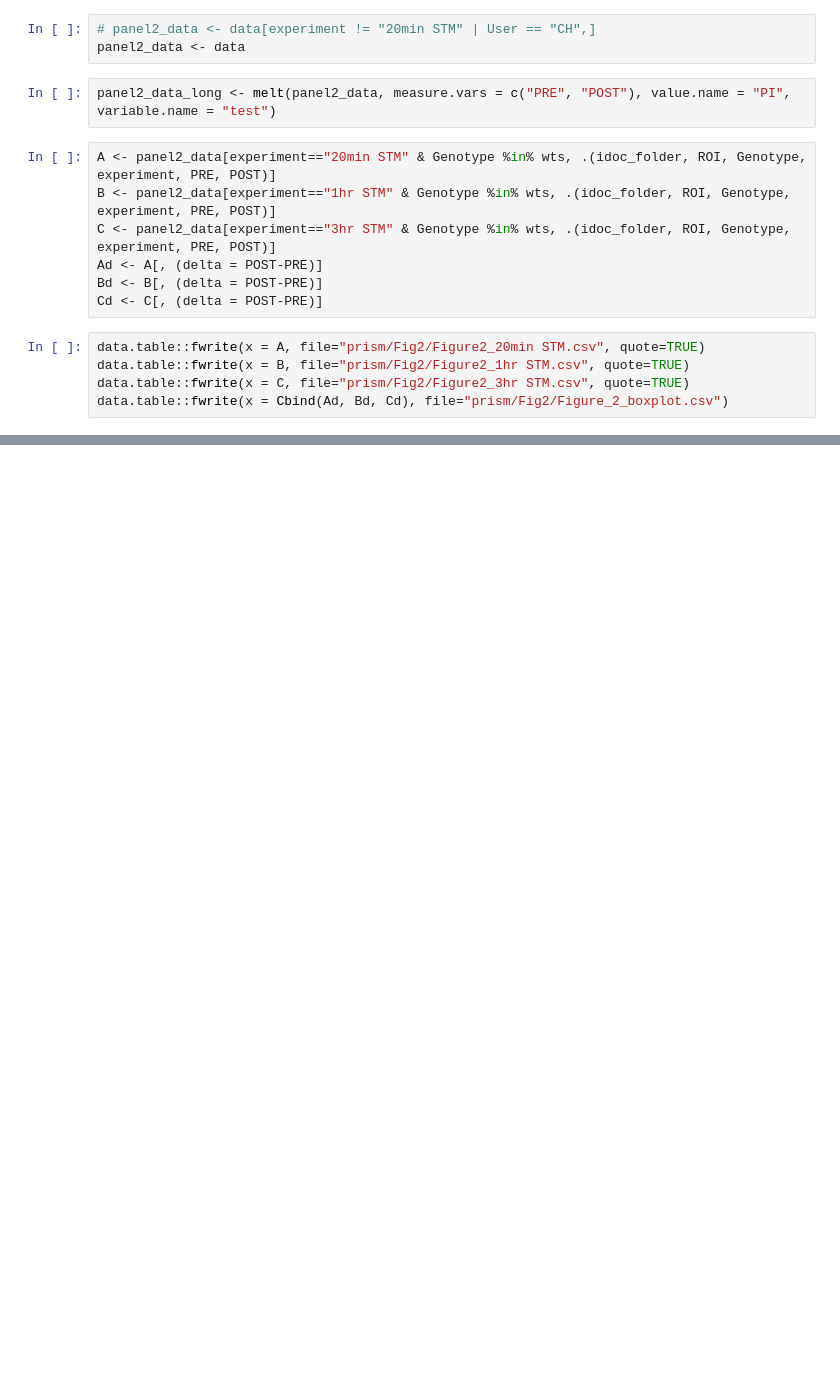
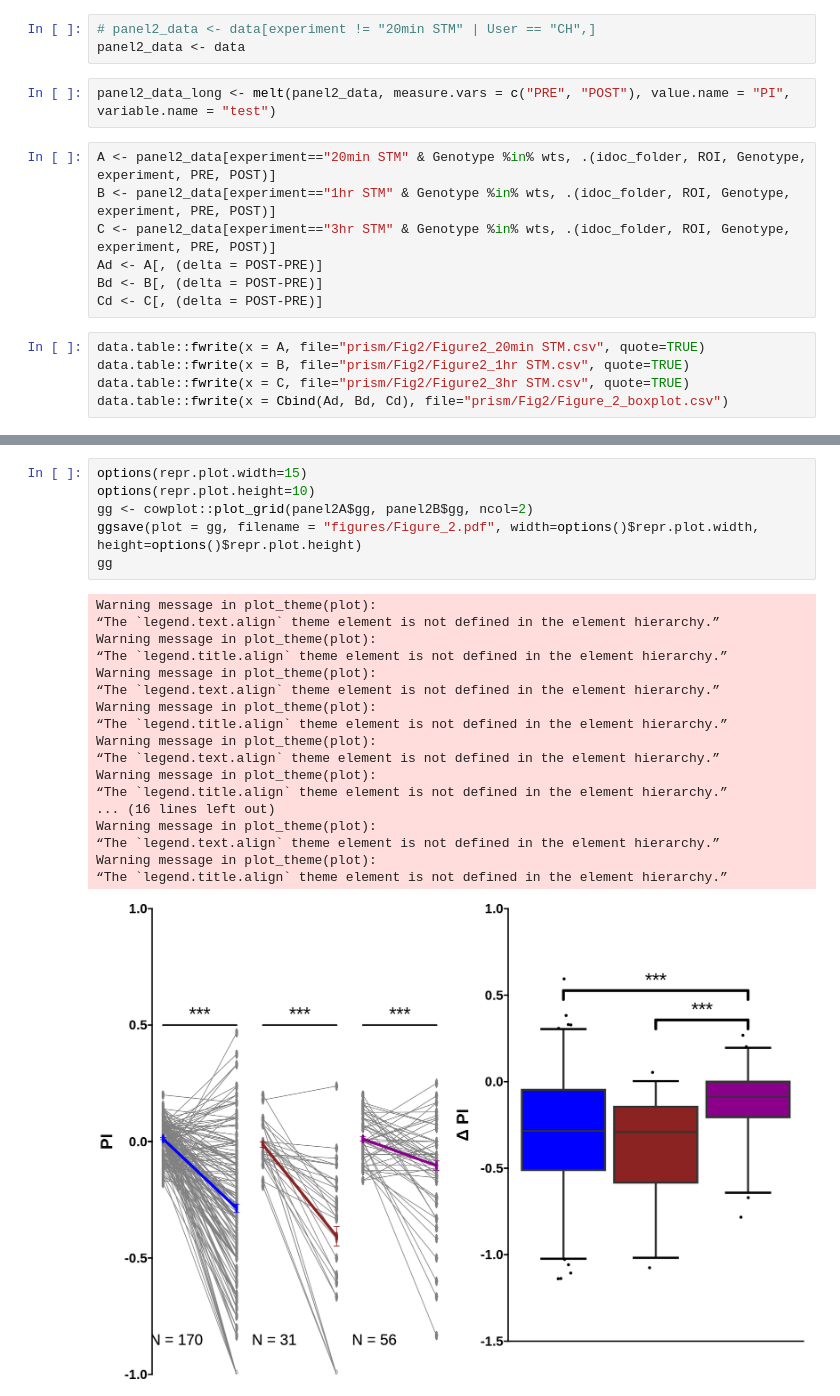
Before and after one commit to shaliulab/idoc-paper, a Jupyter notebook: 3_panel2.ipynb, the cells around one changed output, grey strips where cells are left out. Saved outputs shown, nothing was run; the diff lists cells and outputs as text; blank space fills up the shorter version.

```diff
--- a/3_panel2.ipynb
+++ b/3_panel2.ipynb
@@ -123,0 +160,25 @@ png
+# %%
+options(repr.plot.width=15)
+options(repr.plot.height=10)
+gg <- cowplot::plot_grid(panel2A$gg, panel2B$gg, ncol=2)
+ggsave(plot = gg, filename = "figures/Figure_2.pdf", width=options()$repr.plot.width, height=options()$repr.plot.height)
+gg
+# %% [output]
+Warning message in plot_theme(plot):
+“The `legend.text.align` theme element is not defined in the element hierarchy.”
+Warning message in plot_theme(plot):
+“The `legend.title.align` theme element is not defined in the element hierarchy.”
+Warning message in plot_theme(plot):
+“The `legend.text.align` theme element is not defined in the element hierarchy.”
+Warning message in plot_theme(plot):
+“The `legend.title.align` theme element is not defined in the element hierarchy.”
+Warning message in plot_theme(plot):
+“The `legend.text.align` theme element is not defined in the element hierarchy.”
+Warning message in plot_theme(plot):
+“The `legend.title.align` theme element is not defined in the element hierarchy.”
+... (16 lines left out)
+Warning message in plot_theme(plot):
+“The `legend.text.align` theme element is not defined in the element hierarchy.”
+Warning message in plot_theme(plot):
+“The `legend.title.align` theme element is not defined in the element hierarchy.”
+[figure, added]
```
Also changed, not shown: parts of 5 cells of this notebook, 9 other files.
